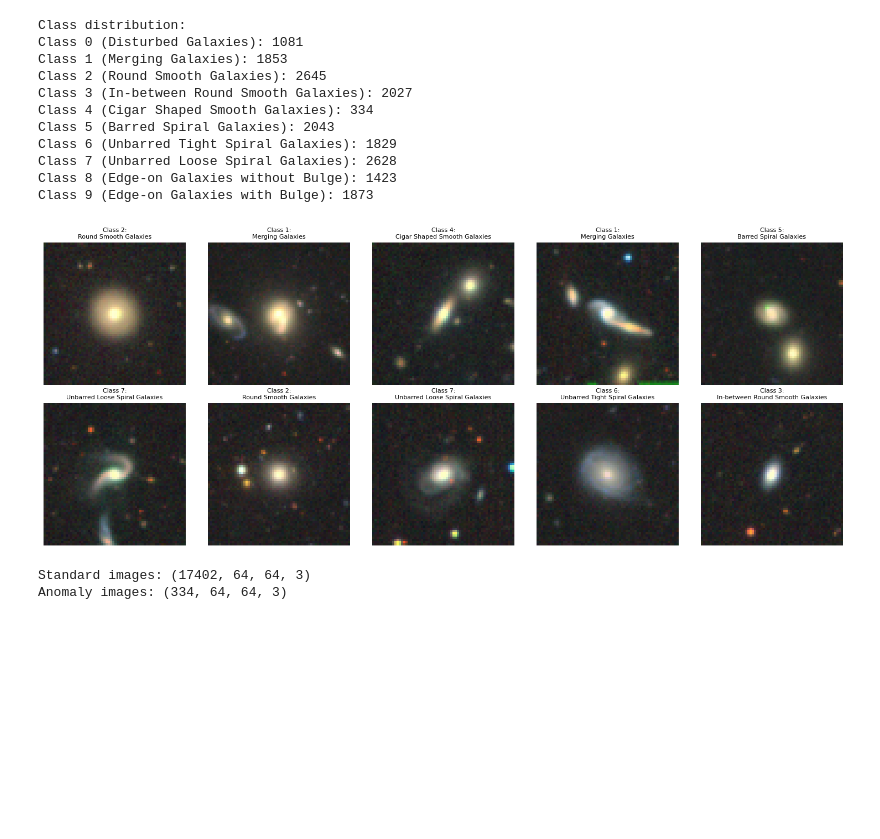
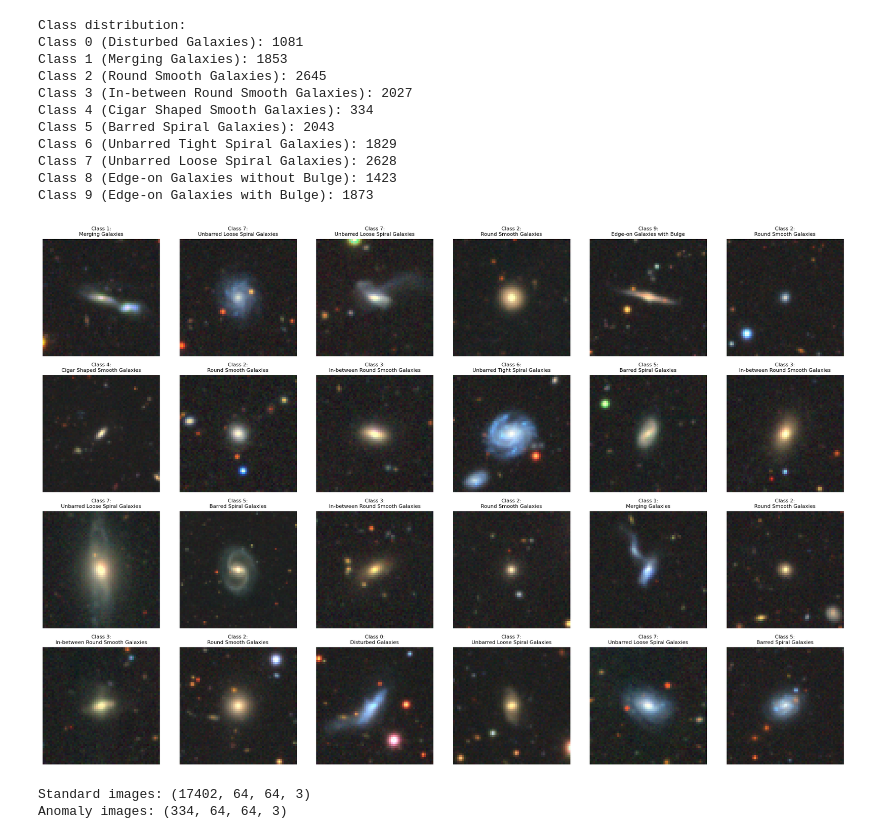
Before and after one commit to budermike/intro_applied_dl_phy_466, a Jupyter notebook: ExamAssignment.ipynb, the cells around one changed output. Drawn from its saved outputs; the diff is of its cells as text; code cells hidden in the pictures; blank space fills up the shorter version.

```diff
--- a/ExamAssignment.ipynb
+++ b/ExamAssignment.ipynb
@@ -135,20 +135,20 @@ Class 8 (Edge-on Galaxies without Bulge): 1423
 Class 9 (Edge-on Galaxies with Bulge): 1873
 # %%
 # Show a grid of sample images from different classes
-def show_examples(images, labels, class_names, n_rows=2, n_cols=5):
+def show_examples(images, labels, class_names, n_rows=4, n_cols=6):
     plt.figure(figsize=(3*n_cols, 3*n_rows))
     indices = np.random.choice(len(images), size=n_rows*n_cols, replace=False)
     for i, idx in enumerate(indices):
         plt.subplot(n_rows, n_cols, i+1)
         plt.imshow(images[idx])
         plt.title(f"Class {labels[idx]}:\n{class_names[int(labels[idx])]}", fontsize=8)
         plt.axis("off")
     plt.tight_layout()
     plt.show()
 
 show_examples(images, labels, class_names)
 # %% [output]
-[figure, old version]
+[figure, new version]
 # %%
 # Create anomaly dataset: all class 4 images
 ANOMALY_CLASS = 4
```
Also changed, not shown: parts of 17 cells of this notebook.
